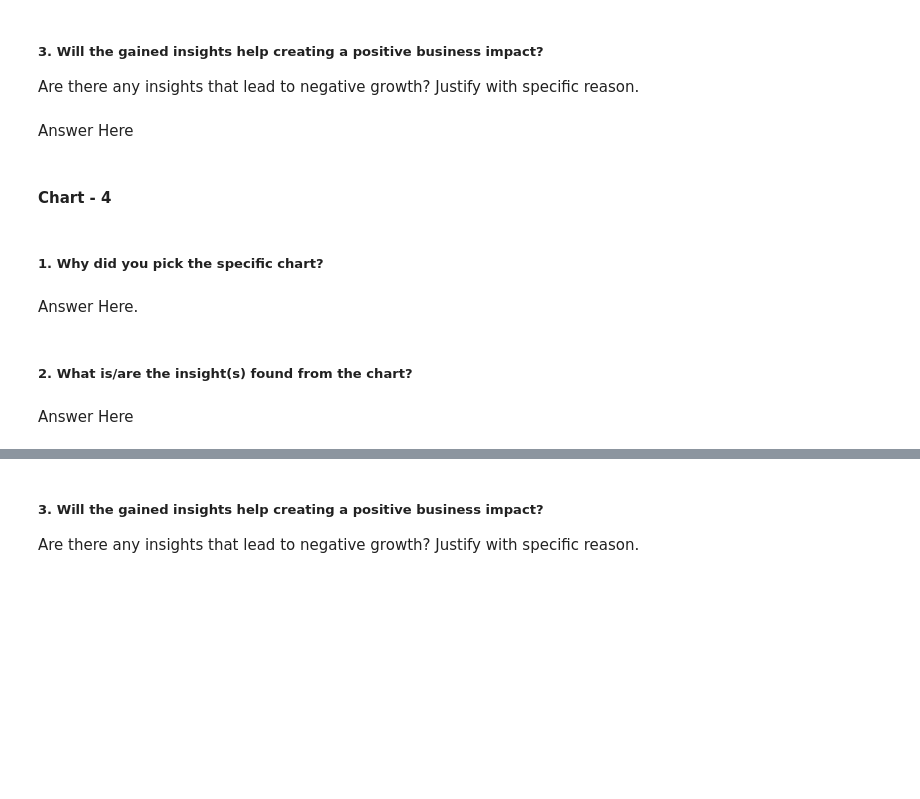
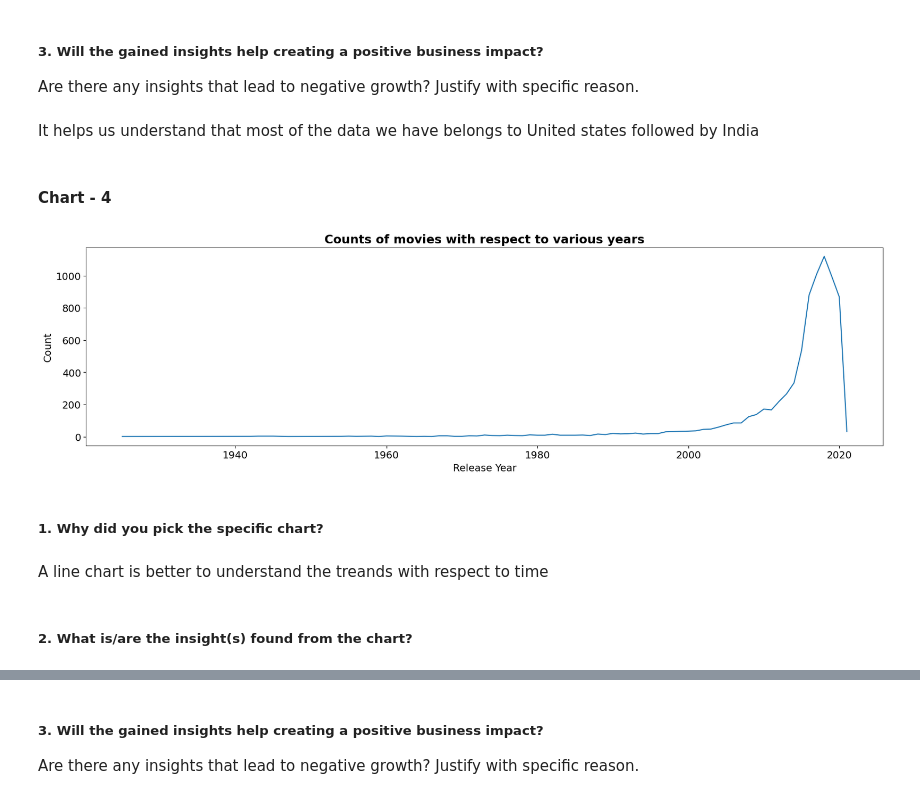
Before and after one commit to saraswatiyangandul20/NetflixMoviesAndTVShowsClustering, a Jupyter notebook: NetflixMoviesAndTVShowsClustering.ipynb, the cells around one changed output, grey strips where cells are left out. Saved outputs shown, nothing was run; the diff lists cells and outputs as text; code cells hidden in the pictures; blank space fills up the shorter version.

```diff
--- a/NetflixMoviesAndTVShowsClustering.ipynb
+++ b/NetflixMoviesAndTVShowsClustering.ipynb
@@ -472,7 +540,7 @@ Answer Here
 # %% [markdown]
 ##### 3. Will the gained insights help creating a positive business impact?
 Are there any insights that lead to negative growth? Justify with specific reason.
-# %% [markdown]
-Answer Here
+# %% [markdown]
+It helps us understand that most of the data we have belongs to United states followed by India
 # %% [markdown]
 #### Chart - 4
@@ -481,8 +547,25 @@ Answer Here
+# %%
+# Chart - 4 visualization code
+# creating temp dataframe
+temp_data_df = df.groupby(['release_year'])['show_id'].count()
+plt.rcParams['figure.figsize'] = (20, 5)
+
+# plotting the temp df
+temp_data_df.plot.line()
+# setting chart title
+plt.title('Counts of movies with respect to various years')
+plt.ylabel('Count')
+plt.xlabel('Release Year')
+# display chart
+plt.show()
+
+# deleting the temporary dataframe for optimization of memory
+del temp_data_df
+# %% [output]
+[figure, added]
 # %% [markdown]
 ##### 1. Why did you pick the specific chart?
-# %% [markdown]
-Answer Here.
+# %% [markdown]
+A line chart is better to understand the treands with respect to time
 # %% [markdown]
 ##### 2. What is/are the insight(s) found from the chart?
-# %% [markdown]
-Answer Here
```
Also changed, not shown: parts of 35 cells of this notebook.
